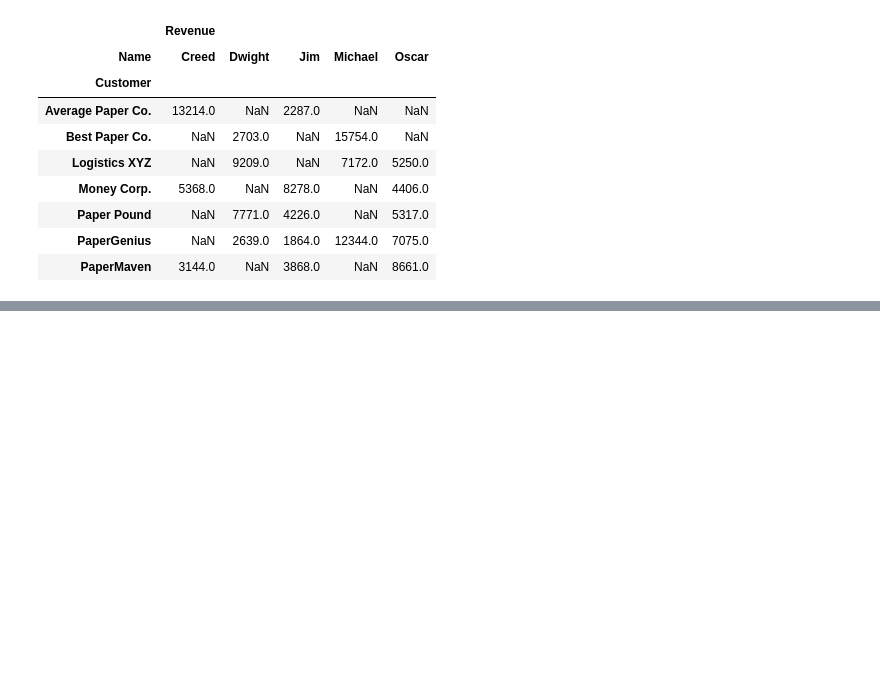
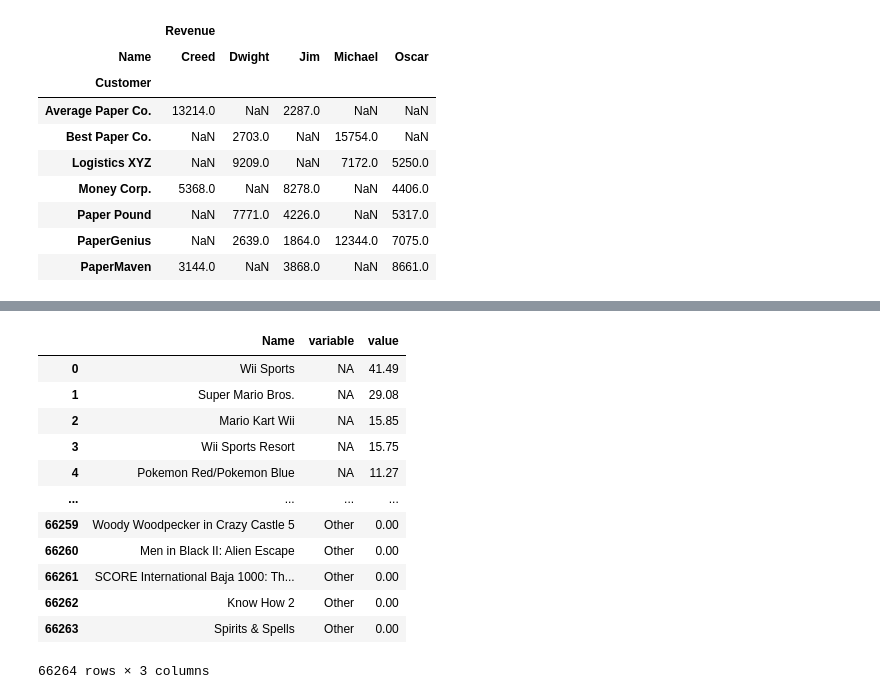
Before and after one commit to ljyGmail/pandas_in_action, a Jupyter notebook: ch08_reshaping_and_pivoting.ipynb, the cells around one changed output, grey strips where cells are left out. Cells and saved outputs as stored; diff of their text form; code cells hidden in the pictures; blank space fills up the shorter version.

Commit message:
8.4 melting a data set

```diff
--- a/ch08_reshaping_and_pivoting.ipynb
+++ b/ch08_reshaping_and_pivoting.ipynb
@@ -290,0 +298,3 @@ sales_by_customer.unstack()
+# %%
+video_game_sales = pd.read_csv("data/ch08/video_game_sales.csv")
+video_game_sales.head()
@@ -290,0 +322,18 @@ sales_by_customer.unstack()
+# %%
+regional_sales_columns = ["NA", "EU", "JP", "Other"]
+
+pd.melt(video_game_sales, id_vars="Name", value_vars=regional_sales_columns)
+# %% [output]
+|  | Name | variable | value |
+| 0 | Wii Sports | NA | 41.49 |
+| 1 | Super Mario Bros. | NA | 29.08 |
+| 2 | Mario Kart Wii | NA | 15.85 |
+| 3 | Wii Sports Resort | NA | 15.75 |
+| 4 | Pokemon Red/Pokemon Blue | NA | 11.27 |
+| ... | ... | ... | ... |
+| 66259 | Woody Woodpecker in Crazy Castle 5 | Other | 0.00 |
+| 66260 | Men in Black II: Alien Escape | Other | 0.00 |
+| 66261 | SCORE International Baja 1000: Th... | Other | 0.00 |
+| 66262 | Know How 2 | Other | 0.00 |
+| 66263 | Spirits & Spells | Other | 0.00 |
+66264 rows × 3 columns
```
Also changed, not shown: parts of 7 cells of this notebook.
